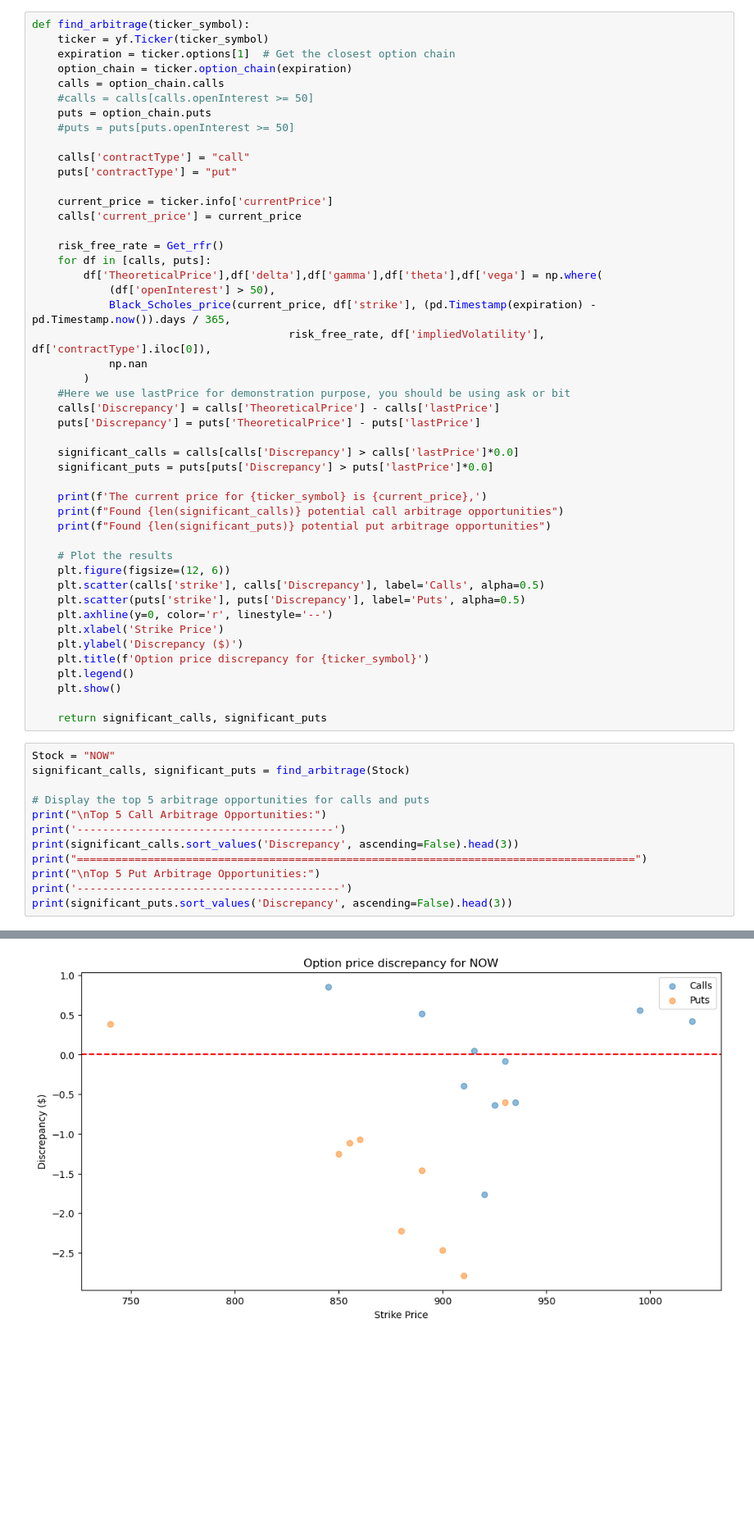
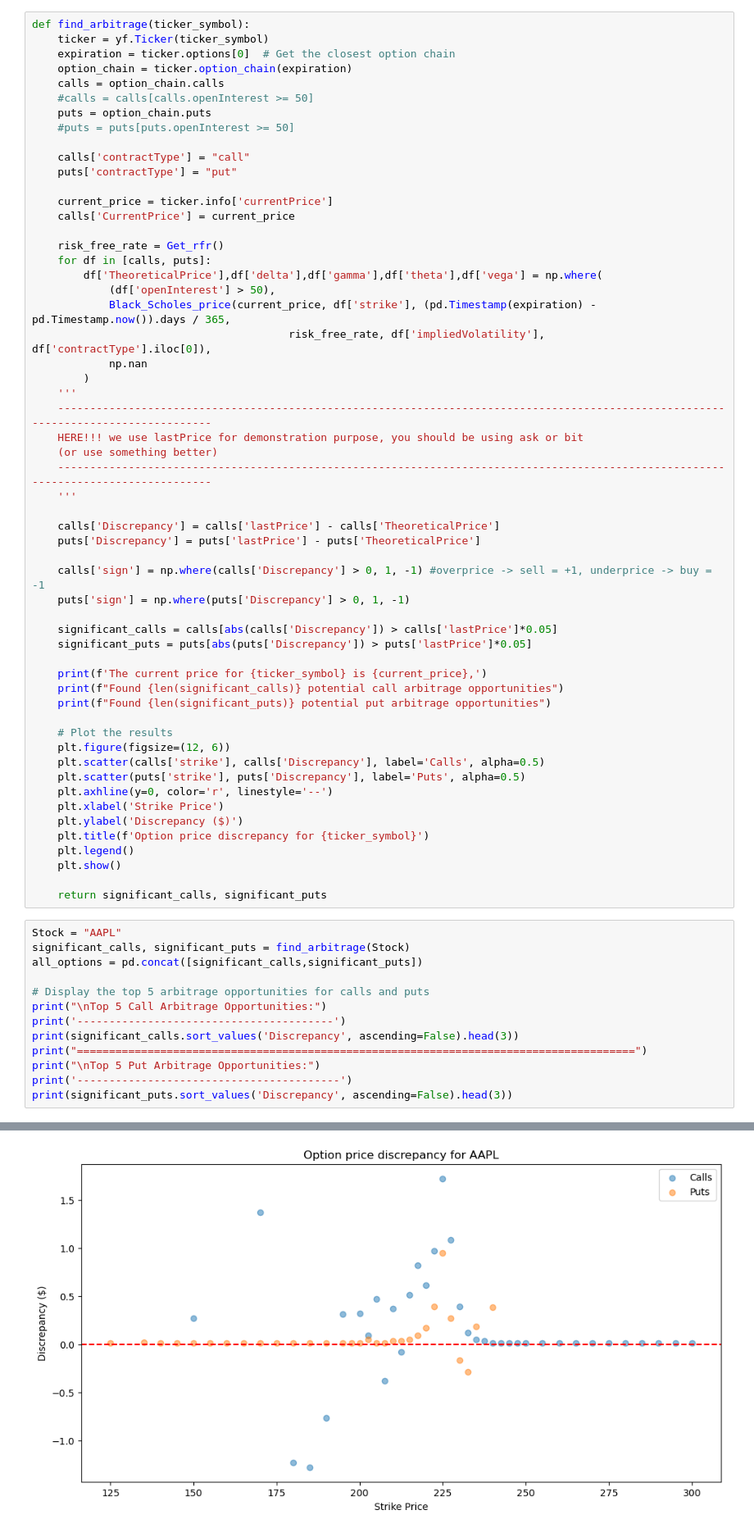
Before and after one commit to SzeLok0305/Finance_study, a Jupyter notebook: Options/Option_Theoretical_Arbitrage.ipynb, the cells around one changed output, grey strips where cells are left out. Shown: that part at 82% size. Saved outputs shown, nothing was run; the diff lists cells and outputs as text; blank space fills up the shorter version.

```diff
--- a/Options/Option_Theoretical_Arbitrage.ipynb
+++ b/Options/Option_Theoretical_Arbitrage.ipynb
@@ -35,7 +36,7 @@ def Get_rfr():
 # %%
 def find_arbitrage(ticker_symbol):
     ticker = yf.Ticker(ticker_symbol)
-    expiration = ticker.options[1]  # Get the closest option chain
+    expiration = ticker.options[0]  # Get the closest option chain
     option_chain = ticker.option_chain(expiration)
     calls = option_chain.calls
     #calls = calls[calls.openInterest >= 50]
@@ -46,7 +47,7 @@ def find_arbitrage(ticker_symbol):
     puts['contractType'] = "put"
 
     current_price = ticker.info['currentPrice']
-    calls['current_price'] = current_price
+    calls['CurrentPrice'] = current_price
 
     risk_free_rate = Get_rfr()
     for df in [calls, puts]:
@@ -56,12 +57,21 @@ def find_arbitrage(ticker_symbol):
                                         risk_free_rate, df['impliedVolatility'], df['contractType'].iloc[0]),
             np.nan
         )
-    #Here we use lastPrice for demonstration purpose, you should be using ask or bit
-    calls['Discrepancy'] = calls['TheoreticalPrice'] - calls['lastPrice']
-    puts['Discrepancy'] = puts['TheoreticalPrice'] - puts['lastPrice']
+    '''
+    ------------------------------------------------------------------------------------------------------------------------------------
+    HERE!!! we use lastPrice for demonstration purpose, you should be using ask or bit
+    (or use something better)
+    ------------------------------------------------------------------------------------------------------------------------------------
+    '''
 
-    significant_calls = calls[calls['Discrepancy'] > calls['lastPrice']*0.0]
-    significant_puts = puts[puts['Discrepancy'] > puts['lastPrice']*0.0]
+    calls['Discrepancy'] = calls['lastPrice'] - calls['TheoreticalPrice']
+    puts['Discrepancy'] = puts['lastPrice'] - puts['TheoreticalPrice']
+
+    calls['sign'] = np.where(calls['Discrepancy'] > 0, 1, -1) #overprice -> sell = +1, underprice -> buy = -1
+    puts['sign'] = np.where(puts['Discrepancy'] > 0, 1, -1)
+
+    significant_calls = calls[abs(calls['Discrepancy']) > calls['lastPrice']*0.05]
+    significant_puts = puts[abs(puts['Discrepancy']) > puts['lastPrice']*0.05]
 
     print(f'The current price for {ticker_symbol} is {current_price},')
     print(f"Found {len(significant_calls)} potential call arbitrage opportunities")
@@ -80,8 +90,9 @@ def find_arbitrage(ticker_symbol):
 
     return significant_calls, significant_puts
 # %%
-Stock = "NOW"
+Stock = "AAPL"
 significant_calls, significant_puts = find_arbitrage(Stock)
+all_options = pd.concat([significant_calls,significant_puts])
 
 # Display the top 5 arbitrage opportunities for calls and puts
 print("\nTop 5 Call Arbitrage Opportunities:")
@@ -98,3 +109,3 @@ Found 1 potential put arbitrage opportunities
-[figure, old version]
+[figure, new version]
 Top 5 Call Arbitrage Opportunities:
 ----------------------------------------
```
Also changed, not shown: parts of 5 cells of this notebook.
